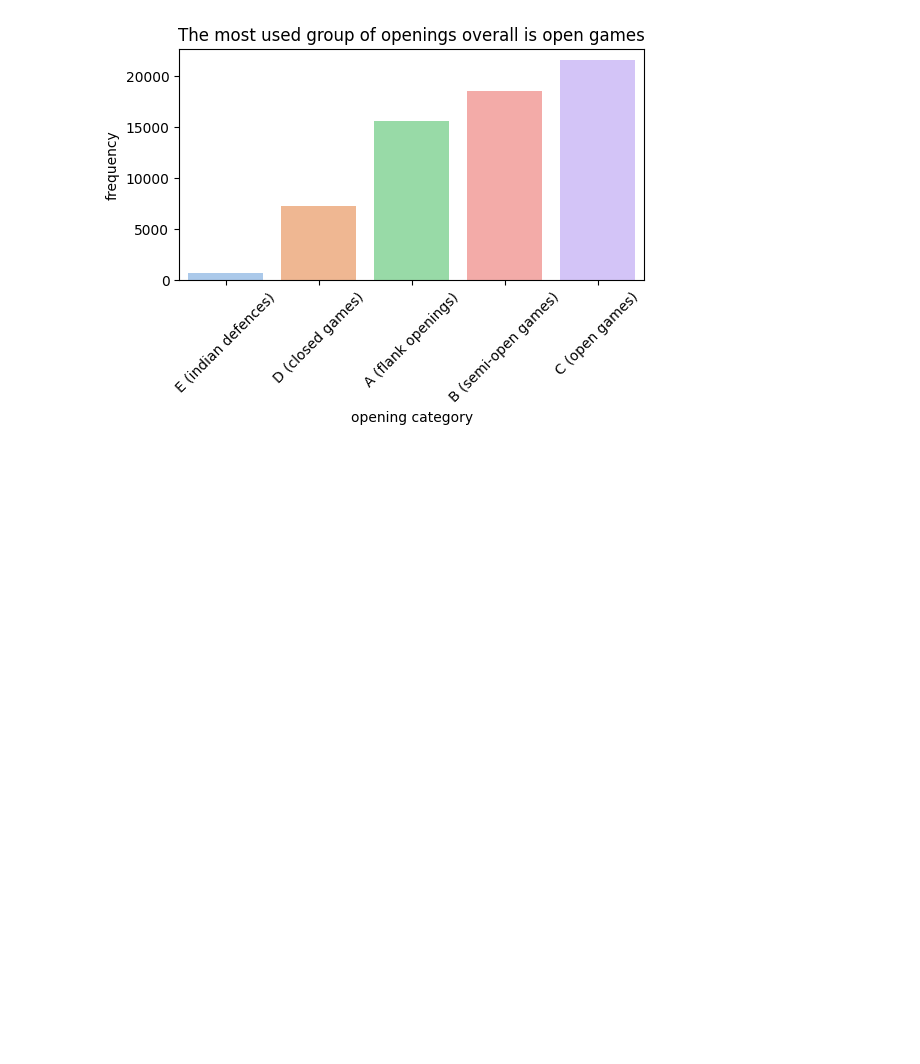
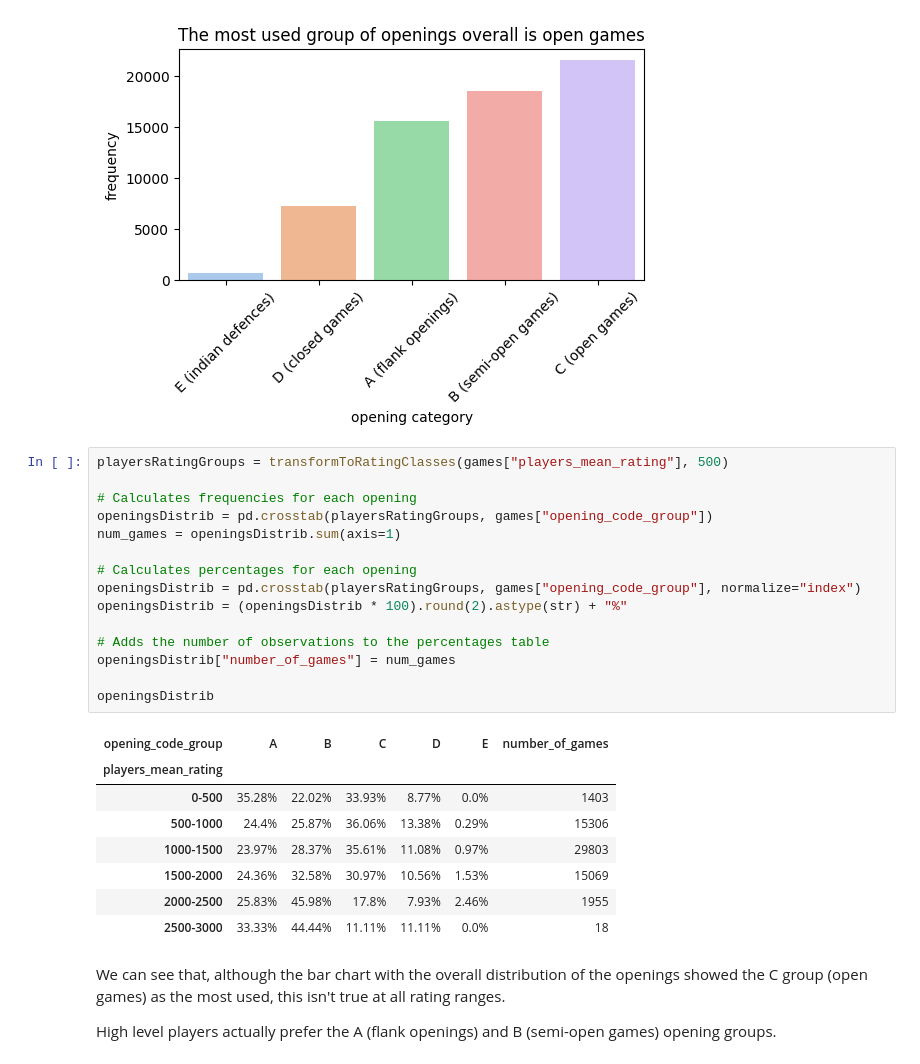
Before and after one commit to lamparelli/chess-data-analysis, a Jupyter notebook: main.ipynb, the cells around one changed output. Cells and saved outputs as stored; diff of their text form; blank space fills up the shorter version.

Commit message:
added analysis on opening move across ranges

```diff
--- a/main.ipynb
+++ b/main.ipynb
@@ -1130,3 +1130,31 @@ plt.xticks(rotation=45)
 plt.show()
 # %% [output]
 [figure]
+# %%
+playersRatingGroups = transformToRatingClasses(games["players_mean_rating"], 500)
+
+# Calculates frequencies for each opening
+openingsDistrib = pd.crosstab(playersRatingGroups, games["opening_code_group"])
+num_games = openingsDistrib.sum(axis=1)
+
+# Calculates percentages for each opening
+openingsDistrib = pd.crosstab(playersRatingGroups, games["opening_code_group"], normalize="index")
+openingsDistrib = (openingsDistrib * 100).round(2).astype(str) + "%"
+
+# Adds the number of observations to the percentages table
+openingsDistrib["number_of_games"] = num_games
+
+openingsDistrib
+# %% [output]
+| opening_code_group | A | B | C | D | E | number_of_games |
+| players_mean_rating |  |  |  |  |  |  |
+| 0-500 | 35.28% | 22.02% | 33.93% | 8.77% | 0.0% | 1403 |
+| 500-1000 | 24.4% | 25.87% | 36.06% | 13.38% | 0.29% | 15306 |
+| 1000-1500 | 23.97% | 28.37% | 35.61% | 11.08% | 0.97% | 29803 |
+| 1500-2000 | 24.36% | 32.58% | 30.97% | 10.56% | 1.53% | 15069 |
+| 2000-2500 | 25.83% | 45.98% | 17.8% | 7.93% | 2.46% | 1955 |
+| 2500-3000 | 33.33% | 44.44% | 11.11% | 11.11% | 0.0% | 18 |
+# %% [markdown]
+We can see that, although the bar chart with the overall distribution of the openings showed the C group (open games) as the most used, this isn't true at all rating ranges.
+
+High level players actually prefer the A (flank openings) and B (semi-open games) opening groups.
```
